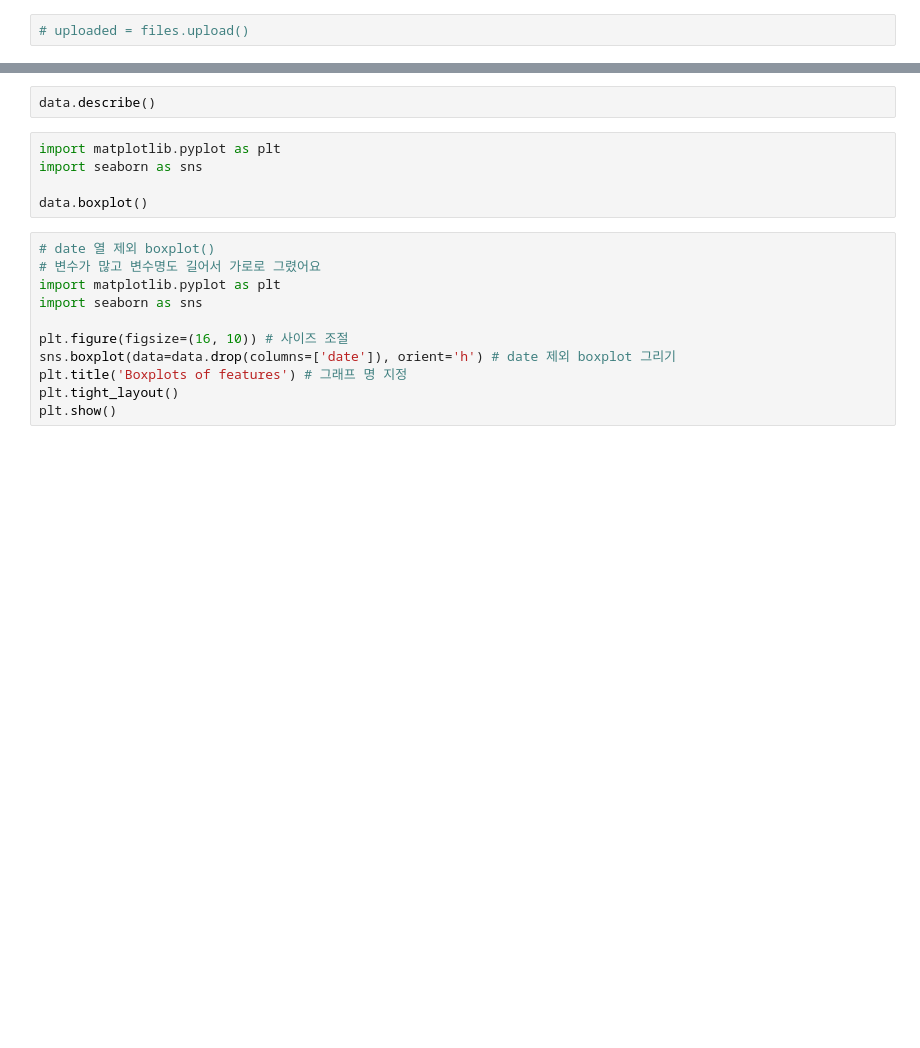
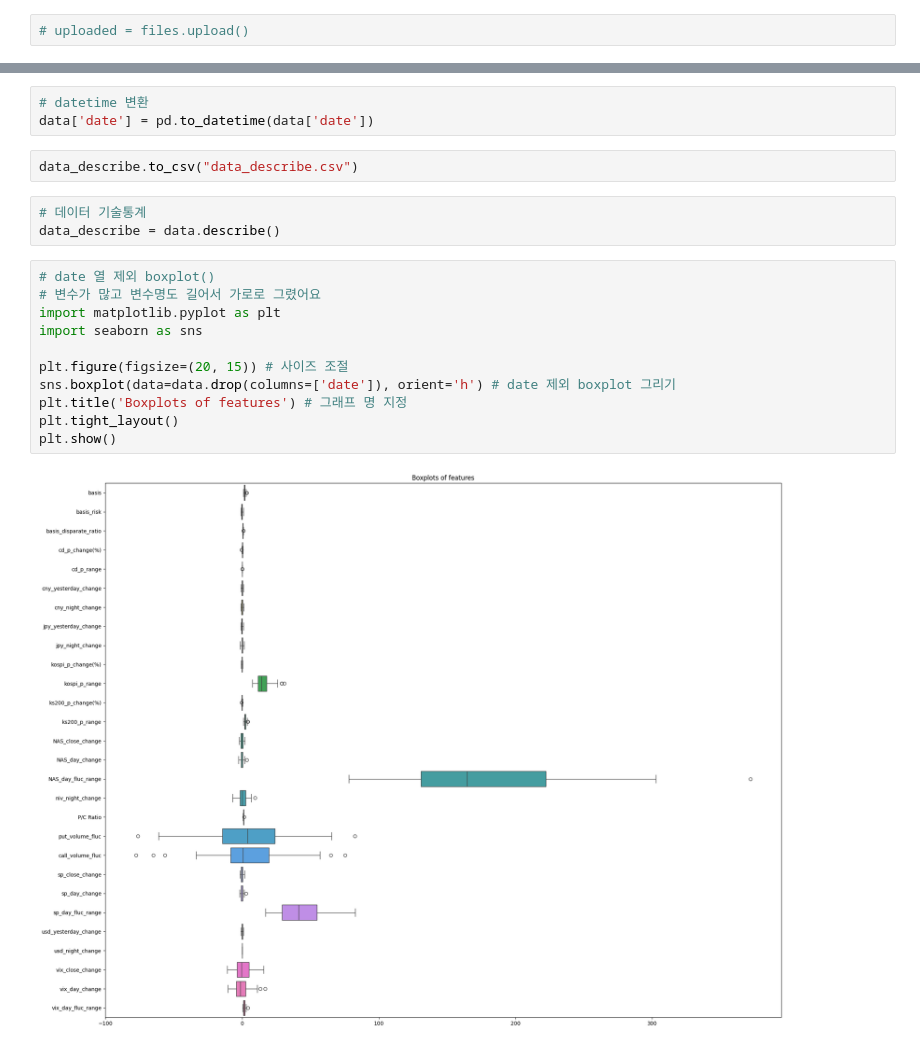
Before and after one commit to 324ysw2/Project1, a Jupyter notebook: Project1_EDA.ipynb, the cells around one changed output, grey strips where cells are left out. Drawn from its saved outputs; the diff is of its cells as text; blank space fills up the shorter version.

```diff
--- a/Project1_EDA.ipynb
+++ b/Project1_EDA.ipynb
@@ -93,18 +134,21 @@ missing_columns
-# %%
-data.describe()
-# %%
-import matplotlib.pyplot as plt
-import seaborn as sns
-
-data.boxplot()
+# %%
+# datetime 변환
+data['date'] = pd.to_datetime(data['date'])
+# %%
+data_describe.to_csv("data_describe.csv")
+# %%
+# 데이터 기술통계
+data_describe = data.describe()
 # %%
 # date 열 제외 boxplot()
 # 변수가 많고 변수명도 길어서 가로로 그렸어요
 import matplotlib.pyplot as plt
 import seaborn as sns
 
-plt.figure(figsize=(16, 10)) # 사이즈 조절
+plt.figure(figsize=(20, 15)) # 사이즈 조절
 sns.boxplot(data=data.drop(columns=['date']), orient='h') # date 제외 boxplot 그리기
 plt.title('Boxplots of features') # 그래프 명 지정
 plt.tight_layout()
 plt.show()
+# %% [output]
+[figure, added]
```
Also changed, not shown: parts of 18 cells of this notebook, 1 other file.
